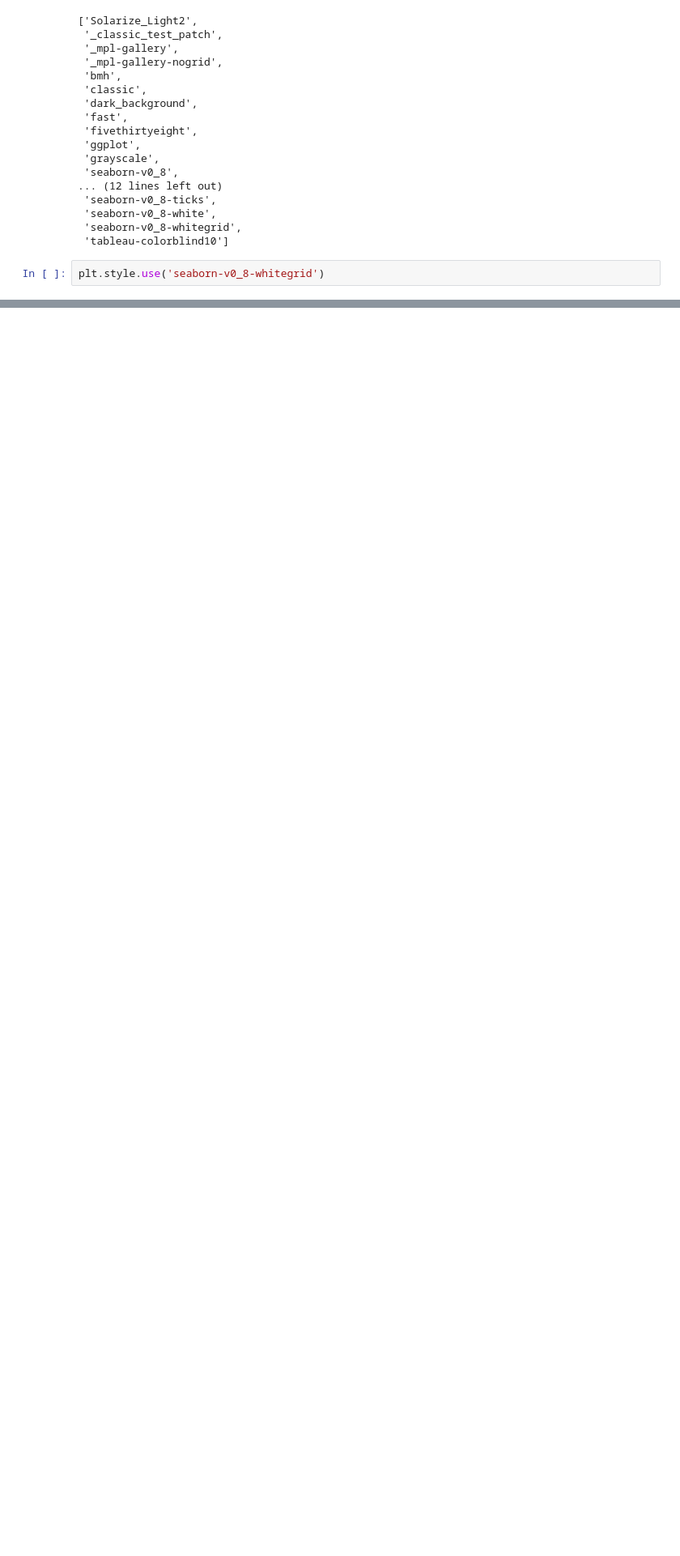
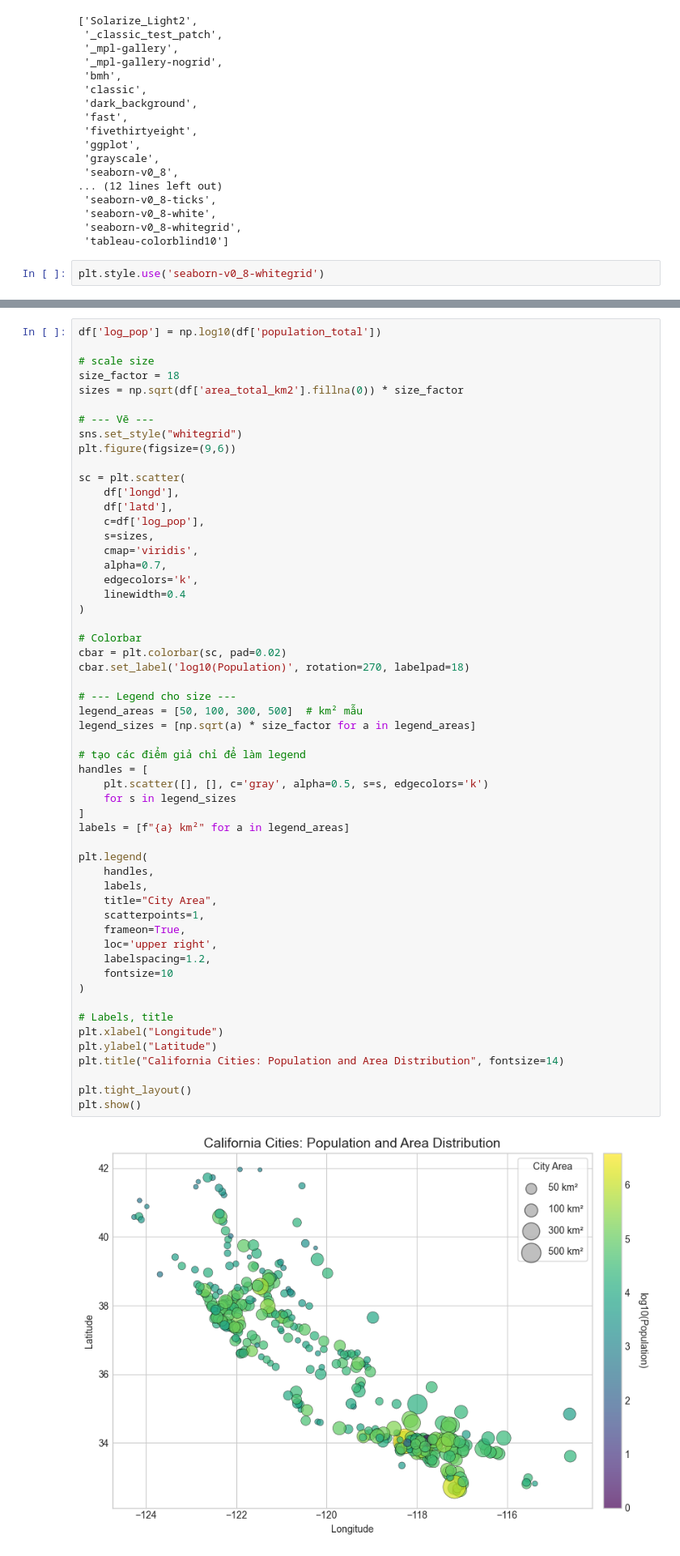
Before and after one commit to ntlong-NEU/KHDL_coban, a Jupyter notebook: Lesson_7_Visualization.ipynb, the cells around one changed output, grey strips where cells are left out. Shown at 81% size. Saved outputs shown, nothing was run; the diff lists cells and outputs as text; blank space fills up the shorter version.

```diff
--- a/Lesson_7_Visualization.ipynb
+++ b/Lesson_7_Visualization.ipynb
@@ -29,0 +138,57 @@ plt.style.use('seaborn-v0_8-whitegrid')
+# %%
+df['log_pop'] = np.log10(df['population_total'])
+
+# scale size
+size_factor = 18
+sizes = np.sqrt(df['area_total_km2'].fillna(0)) * size_factor
+
+# --- Vẽ ---
+sns.set_style("whitegrid")
+plt.figure(figsize=(9,6))
+
+sc = plt.scatter(
+    df['longd'],
+    df['latd'],
+    c=df['log_pop'],
+    s=sizes,
+    cmap='viridis',
+    alpha=0.7,
+    edgecolors='k',
+    linewidth=0.4
+)
+
+# Colorbar
+cbar = plt.colorbar(sc, pad=0.02)
+cbar.set_label('log10(Population)', rotation=270, labelpad=18)
+
+# --- Legend cho size ---
+legend_areas = [50, 100, 300, 500]  # km² mẫu
+legend_sizes = [np.sqrt(a) * size_factor for a in legend_areas]
+
+# tạo các điểm giả chỉ để làm legend
+handles = [
+    plt.scatter([], [], c='gray', alpha=0.5, s=s, edgecolors='k')
+    for s in legend_sizes
+]
+labels = [f"{a} km²" for a in legend_areas]
+
+plt.legend(
+    handles,
+    labels,
+    title="City Area",
+    scatterpoints=1,
+    frameon=True,
+    loc='upper right',
+    labelspacing=1.2,
+    fontsize=10
+)
+
+# Labels, title
+plt.xlabel("Longitude")
+plt.ylabel("Latitude")
+plt.title("California Cities: Population and Area Distribution", fontsize=14)
+
+plt.tight_layout()
+plt.show()
+# %% [output]
+[figure, added]
```
Also changed, not shown: parts of 13 cells of this notebook, 3 other files.
